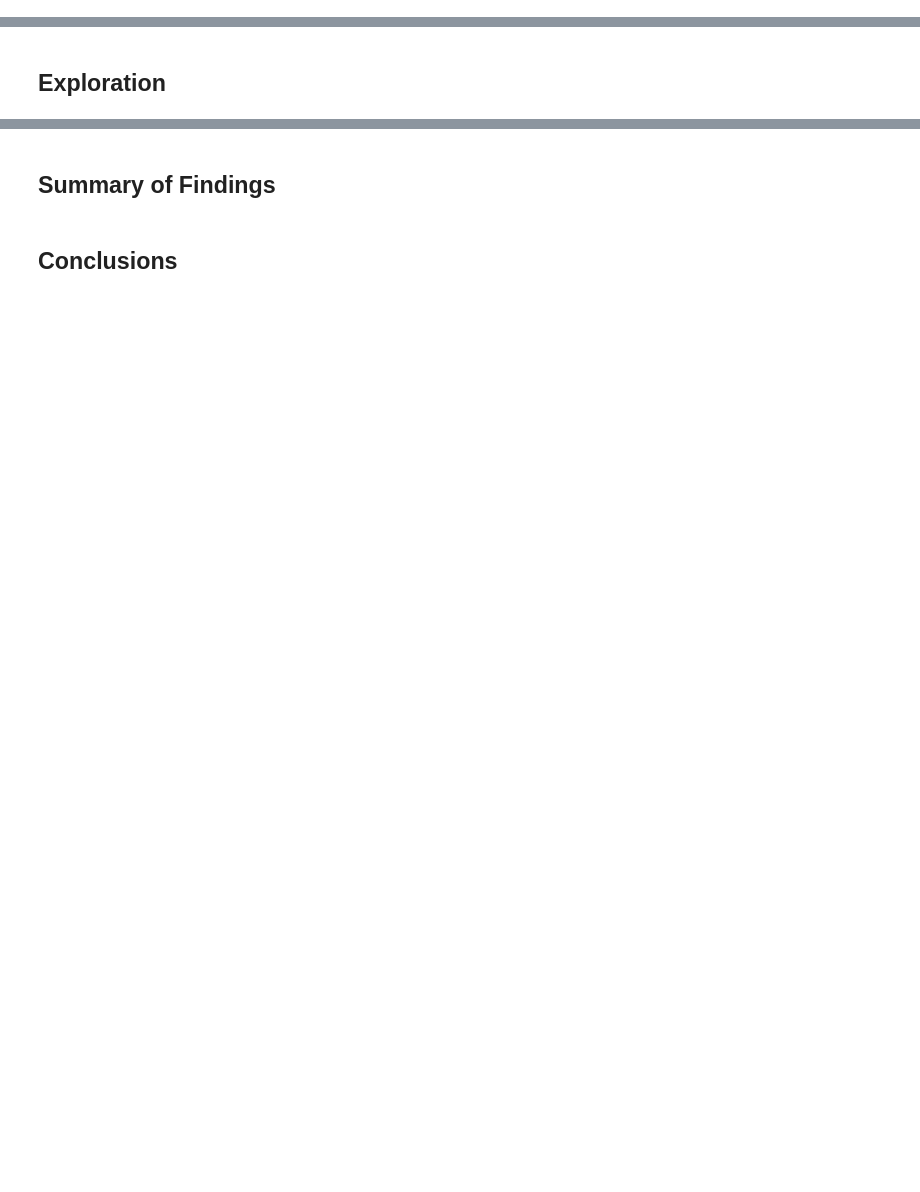
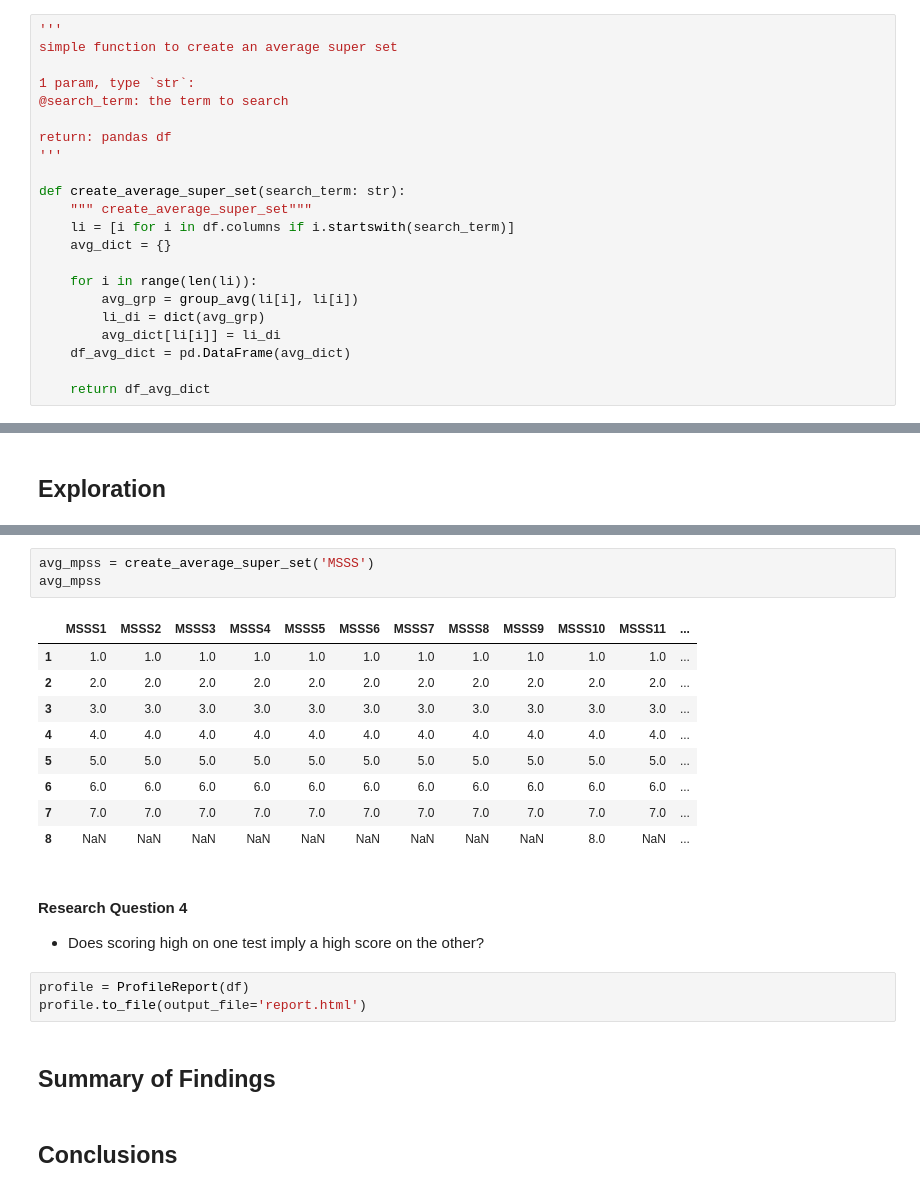
Before and after one commit to brk-a/MentalHealthAnalysis, a Jupyter notebook: exploration.ipynb, the cells around one changed output, grey strips where cells are left out. Saved outputs shown, nothing was run; the diff lists cells and outputs as text; blank space fills up the shorter version.

```diff
--- a/exploration.ipynb
+++ b/exploration.ipynb
@@ -186,3 +277,25 @@ def confirm_file_exists(file_name: str):
+# %%
+'''
+simple function to create an average super set
+
+1 param, type `str`:
+@search_term: the term to search
+
+return: pandas df
+'''
+
+def create_average_super_set(search_term: str):
+    """ create_average_super_set"""
+    li = [i for i in df.columns if i.startswith(search_term)]
+    avg_dict = {}
+
+    for i in range(len(li)):
+        avg_grp = group_avg(li[i], li[i])
+        li_di = dict(avg_grp)
+        avg_dict[li[i]] = li_di
+    df_avg_dict = pd.DataFrame(avg_dict)
+
+    return df_avg_dict
 # %% [markdown]
 ### Load the data
 # %%
@@ -291,3 +505,22 @@ df.sample(randint(5, 15))
+# %%
+avg_mpss = create_average_super_set('MSSS')
+avg_mpss
+# %% [output]
+|  | MSSS1 | MSSS2 | MSSS3 | MSSS4 | MSSS5 | MSSS6 | MSSS7 | MSSS8 | MSSS9 | MSSS10 | MSSS11 | ... |
+| 1 | 1.0 | 1.0 | 1.0 | 1.0 | 1.0 | 1.0 | 1.0 | 1.0 | 1.0 | 1.0 | 1.0 | ... |
+| 2 | 2.0 | 2.0 | 2.0 | 2.0 | 2.0 | 2.0 | 2.0 | 2.0 | 2.0 | 2.0 | 2.0 | ... |
+| 3 | 3.0 | 3.0 | 3.0 | 3.0 | 3.0 | 3.0 | 3.0 | 3.0 | 3.0 | 3.0 | 3.0 | ... |
+| 4 | 4.0 | 4.0 | 4.0 | 4.0 | 4.0 | 4.0 | 4.0 | 4.0 | 4.0 | 4.0 | 4.0 | ... |
+| 5 | 5.0 | 5.0 | 5.0 | 5.0 | 5.0 | 5.0 | 5.0 | 5.0 | 5.0 | 5.0 | 5.0 | ... |
+| 6 | 6.0 | 6.0 | 6.0 | 6.0 | 6.0 | 6.0 | 6.0 | 6.0 | 6.0 | 6.0 | 6.0 | ... |
+| 7 | 7.0 | 7.0 | 7.0 | 7.0 | 7.0 | 7.0 | 7.0 | 7.0 | 7.0 | 7.0 | 7.0 | ... |
+| 8 | NaN | NaN | NaN | NaN | NaN | NaN | NaN | NaN | NaN | 8.0 | NaN | ... |
+# %% [markdown]
+#### Research Question 4
+* Does scoring high on one test imply a high score on the other?
+# %%
+profile = ProfileReport(df)
+profile.to_file(output_file='report.html')
 # %% [markdown]
 <div id="summary-of-findings"></div>
 
```
Also changed, not shown: parts of 20 cells of this notebook, 1 other file.
